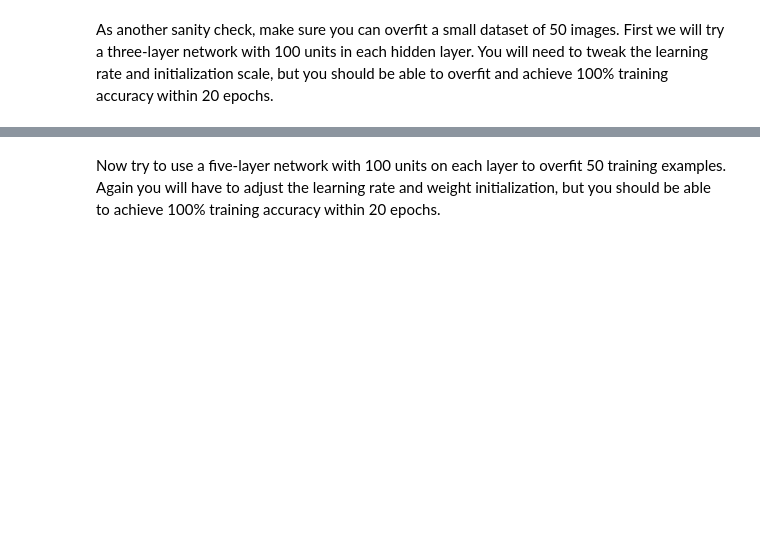
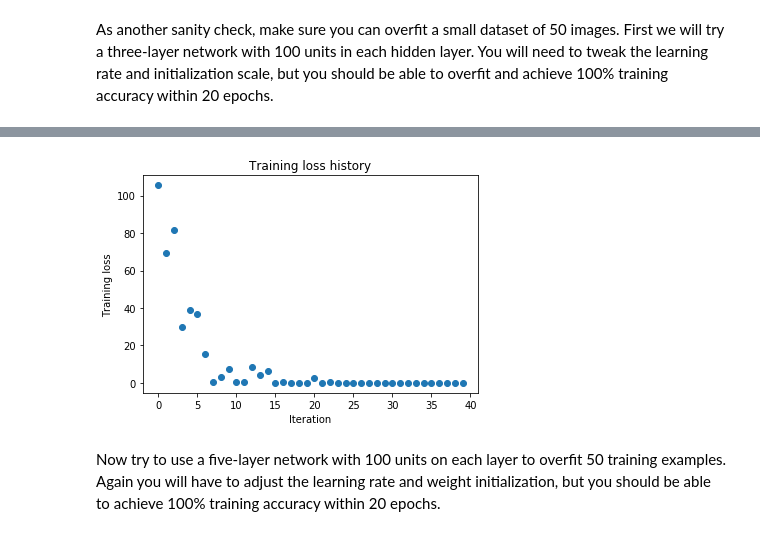
Before and after one commit to sbenditkis/cs231n, a Jupyter notebook: assignment2/FullyConnectedNets.ipynb, the cells around one changed output, grey strips where cells are left out. Saved outputs shown, nothing was run; the diff lists cells and outputs as text; code cells hidden in the pictures; blank space fills up the shorter version.

```diff
--- a/assignment2/FullyConnectedNets.ipynb
+++ b/assignment2/FullyConnectedNets.ipynb
@@ -415,8 +429,12 @@ small_data = {
   'y_val': data['y_val'],
 }
 
-weight_scale = 1e-2
-learning_rate = 1e-4
+# weight_scale = 1e-2
+# learning_rate = 1e-4
+
+weight_scale = 1.0/(2*np.sqrt(num_train))
+learning_rate = 1e-3
+
 model = FullyConnectedNet([100, 100],
               weight_scale=weight_scale, dtype=np.float64)
 solver = Solver(model, small_data,
@@ -433,3 +451,4 @@ plt.title('Training loss history')
 plt.xlabel('Iteration')
 plt.ylabel('Training loss')
 plt.show()
+# %% [output]
@@ -436,3 +472,4 @@ plt.show()
+[figure, added]
 # %% [markdown]
 Now try to use a five-layer network with 100 units on each layer to overfit 50 training examples. Again you will have to adjust the learning rate and weight initialization, but you should be able to achieve 100% training accuracy within 20 epochs.
 # %%
```
Also changed, not shown: parts of 11 cells of this notebook, 2 other files.
